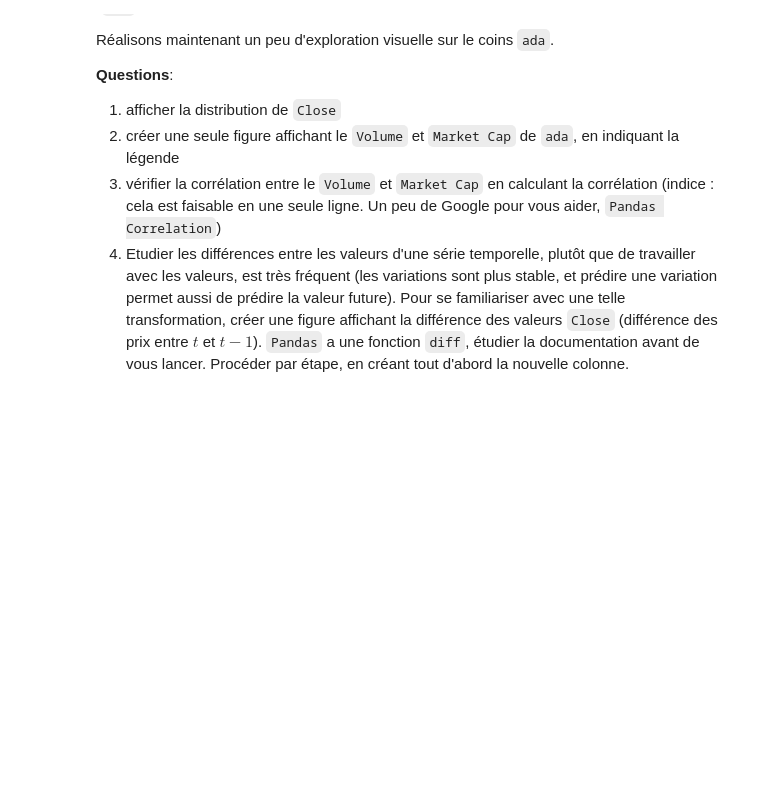
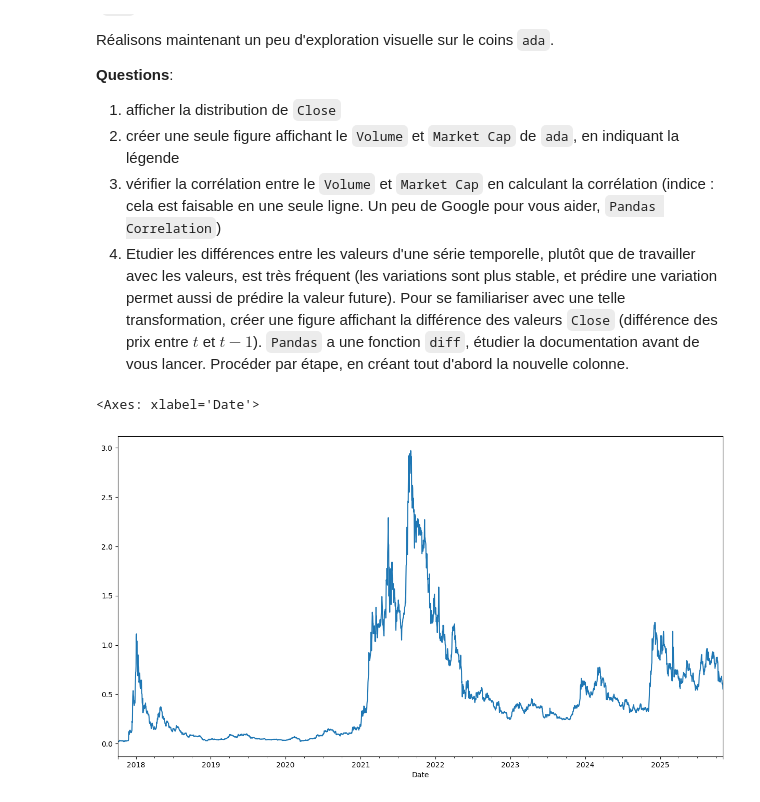
Before and after one commit to Meety004/PT_INFO, a Jupyter notebook: peip-trader-main/04 - VisuStats.ipynb, the cells around one changed output. Cells and saved outputs as stored; diff of their text form; code cells hidden in the pictures; blank space fills up the shorter version.

```diff
--- a/peip-trader-main/04 - VisuStats.ipynb
+++ b/peip-trader-main/04 - VisuStats.ipynb
@@ -187,0 +180,5 @@ Réalisons maintenant un peu d'exploration visuelle sur le coins `ada`.
+# %%
+ada.loc[:, "Close"].plot()
+# %% [output]
+<Axes: xlabel='Date'>
+[figure, added]
```
Also changed, not shown: parts of 7 cells of this notebook.
